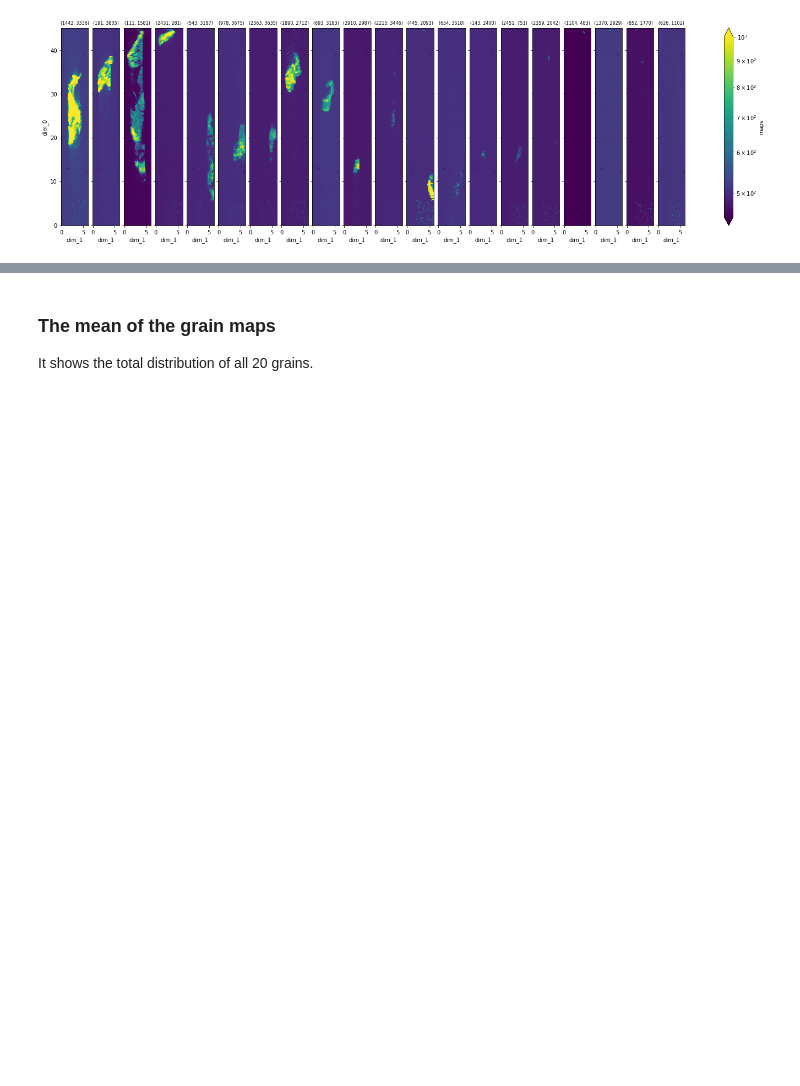
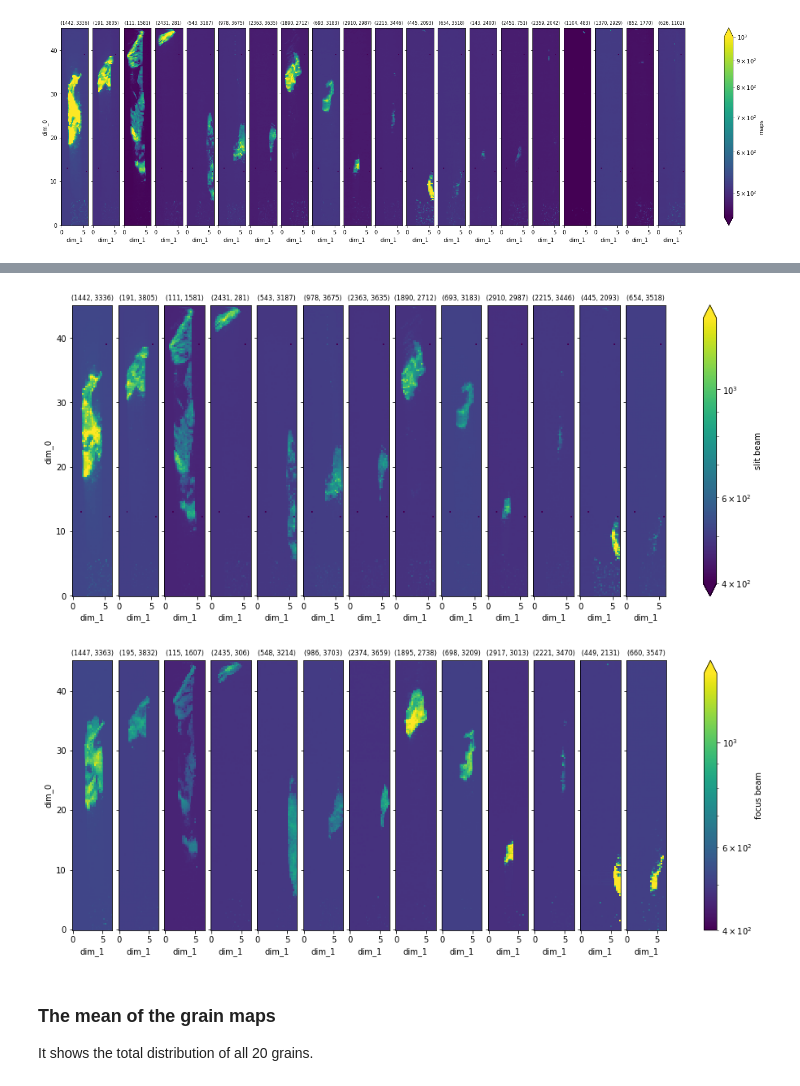
Before and after one commit to st3107/tomology, a Jupyter notebook: notebooks/analysis5.ipynb, the cells around one changed output, grey strips where cells are left out. Cells and saved outputs as stored; diff of their text form; code cells hidden in the pictures; blank space fills up the shorter version.

```diff
--- a/notebooks/analysis5.ipynb
+++ b/notebooks/analysis5.ipynb
@@ -224,0 +228,4 @@ facet.set_titles(template="{value}", size=8);
+# %%
+grains2 = db_cdf.get_data("60ca20090ea9000d07b715ff")
+grains2 = grains2.set_index({"grain": ["x", "y"]})
+grains2
@@ -225,3 +245,20 @@ facet.set_titles(template="{value}", size=8);
+# %%
+grain_id_map = [1, 0, 3, 5, 4, 2, 7, 8, 9, 10, 11, 15, 13]
+sel_grains = grains["maps"][:13]
+sel_grains.name = "slit beam"
+sel_grains2 = grains2["maps"][grain_id_map]
+sel_grains2.name = "focus beam"
+
+facet = plot_along_grains(sel_grains, norm=mpl.colors.LogNorm(vmin=400, vmax=1400))
+facet.set_titles(template="{value}", size=8)
+
+facet2 = plot_along_grains(sel_grains2, norm=mpl.colors.LogNorm(vmin=400, vmax=1400))
+facet2.set_titles(template="{value}", size=8)
+
+del facet, facet2
+# %% [output]
+[figure, added]
+[figure, added]
 # %% [markdown]
 ### The mean of the grain maps
 
```
Also changed, not shown: parts of 3 cells of this notebook.
